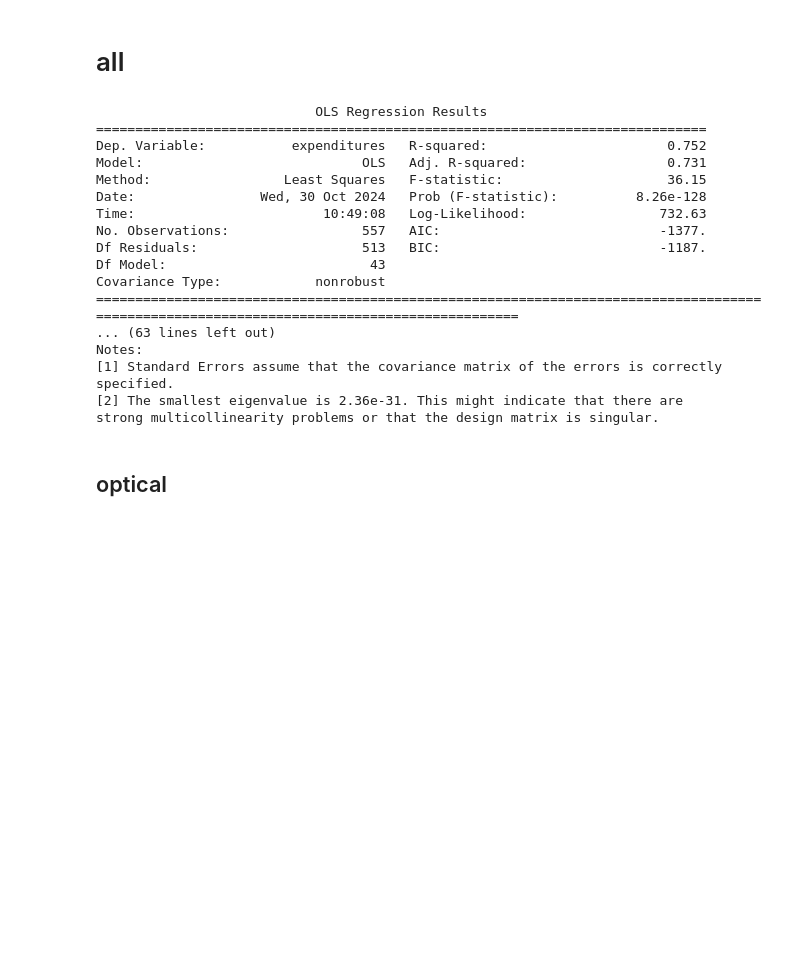
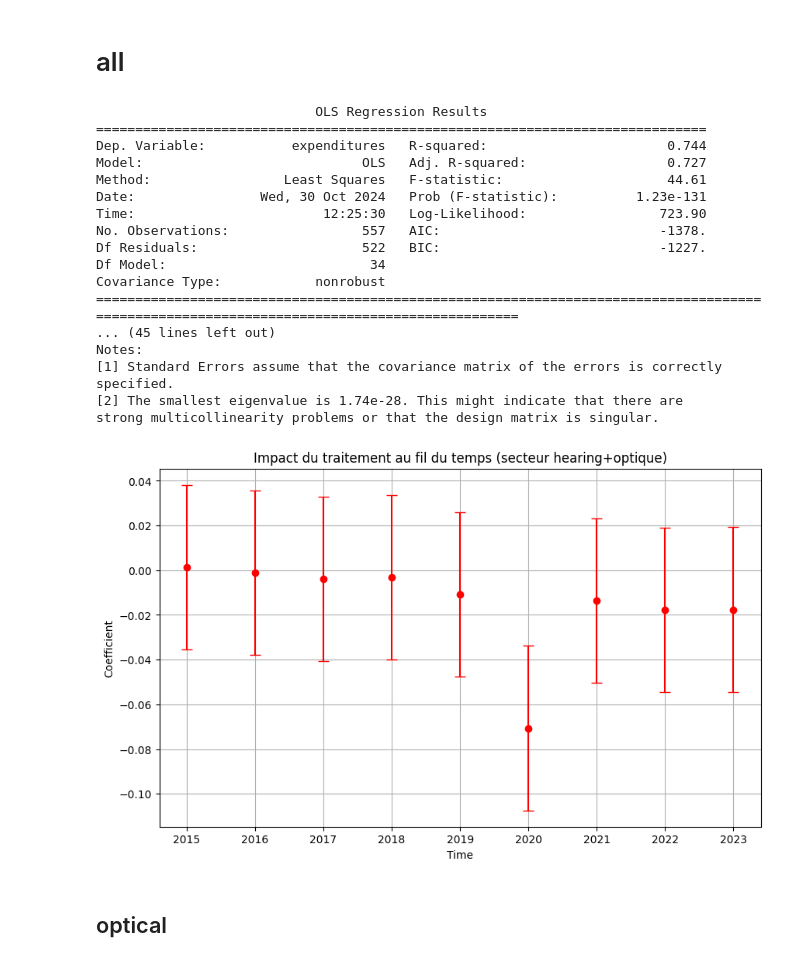
Before and after one commit to bparent11/analysingEffectOfHealthPlanInFrance, a Jupyter notebook: code/regression.ipynb, the cells around one changed output. Cells and saved outputs as stored; diff of their text form; code cells hidden in the pictures; blank space fills up the shorter version.

```diff
--- a/code/regression.ipynb
+++ b/code/regression.ipynb
@@ -650,7 +650,7 @@ df_aged.head()
 # %%
 import statsmodels.api as sm
 
-X = df_aged.drop(columns=(["expenditures", "0-20"] + [col for col in df_aged.columns if "2014" in col] + [col for col in df_aged.columns if "year" in col and "-" in col]))
+X = df_aged.drop(columns=(["expenditures", "0-20"] + [col for col in df_aged.columns if "2014" in col] + [col for col in df_aged.columns if "year" in col and "-" in col] + [col for col in df.columns if "audio x" in col or "optique x" in col]))
 X = sm.add_constant(X)
 y = df_aged["expenditures"]
 # %%
@@ -659,21 +659,42 @@ print(model.summary())
 # %% [output]
                             OLS Regression Results
 ==============================================================================
-Dep. Variable:           expenditures   R-squared:                       0.752
-Model:                            OLS   Adj. R-squared:                  0.731
-Method:                 Least Squares   F-statistic:                     36.15
-Date:                Wed, 30 Oct 2024   Prob (F-statistic):          8.26e-128
-Time:                        10:49:08   Log-Likelihood:                 732.63
-No. Observations:                 557   AIC:                            -1377.
-Df Residuals:                     513   BIC:                            -1187.
-Df Model:                          43
+Dep. Variable:           expenditures   R-squared:                       0.744
+Model:                            OLS   Adj. R-squared:                  0.727
+Method:                 Least Squares   F-statistic:                     44.61
+Date:                Wed, 30 Oct 2024   Prob (F-statistic):          1.23e-131
+Time:                        12:25:30   Log-Likelihood:                 723.90
+No. Observations:                 557   AIC:                            -1378.
+Df Residuals:                     522   BIC:                            -1227.
+Df Model:                          34
 Covariance Type:            nonrobust
 ===========================================================================================================================================
-... (63 lines left out)
+... (45 lines left out)
 Notes:
 [1] Standard Errors assume that the covariance matrix of the errors is correctly specified.
-[2] The smallest eigenvalue is 2.36e-31. This might indicate that there are
+[2] The smallest eigenvalue is 1.74e-28. This might indicate that there are
 strong multicollinearity problems or that the design matrix is singular.
+# %%
+time_periods = [i+2015 for i in range(9)]
+coefficients = model.params[-9:]
+std_errors = model.bse[-9:]
+
+# 2. Créer le graphique
+plt.figure(figsize=(10, 6))
+
+# Tracer les coefficients avec des barres d'erreur
+plt.errorbar(time_periods, coefficients, yerr=std_errors, fmt='o', color='red', ecolor='red', capsize=5)
+
+# Labels et titre
+plt.xlabel("Time")
+plt.ylabel("Coefficient")
+plt.title("Impact du traitement au fil du temps (secteur hearing+optique)")
+plt.grid(True)
+
+# Afficher le graphique
+plt.show()
+# %% [output]
+[figure, added]
 # %% [markdown]
 ## optical
 # %%
```
Also changed, not shown: parts of 5 cells of this notebook.
